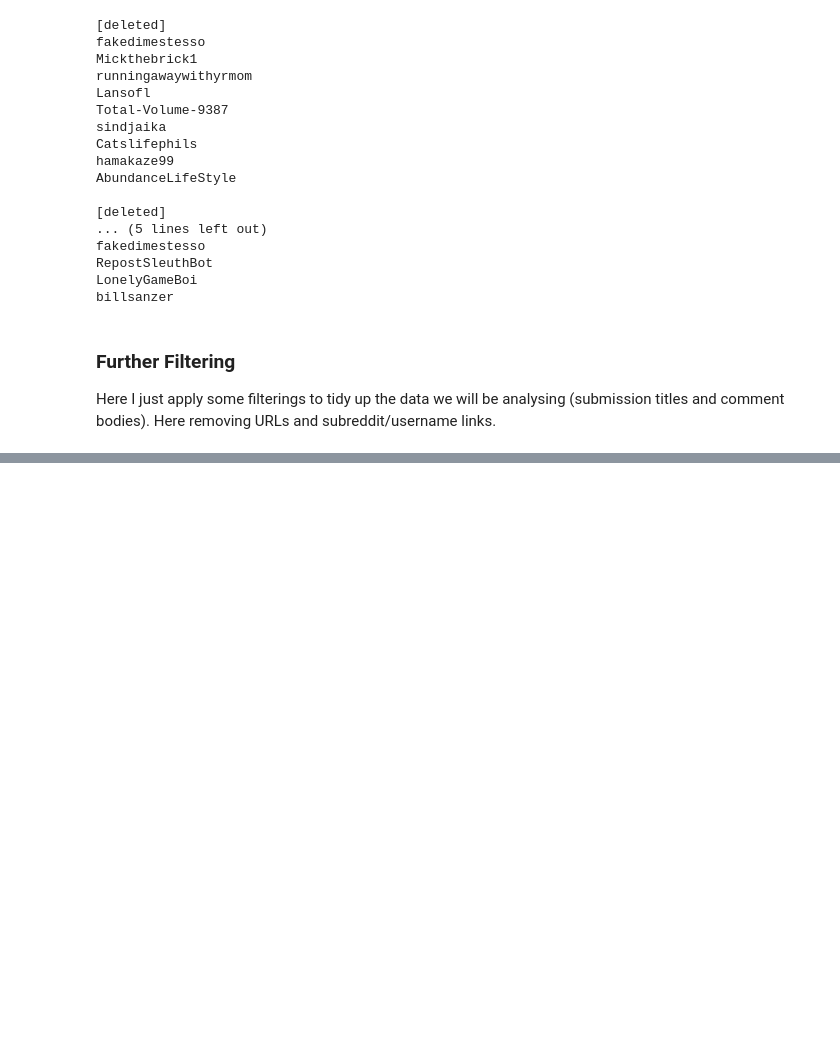
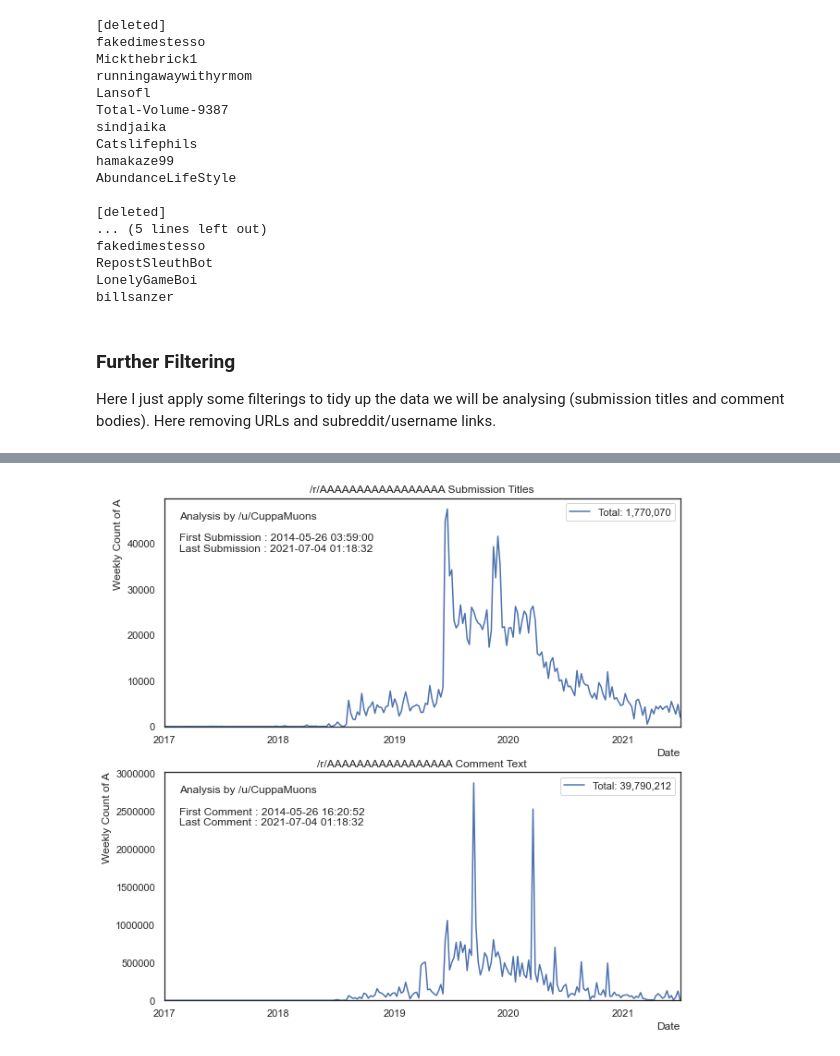
Before and after one commit to hjlyons/DataAnalysis, a Jupyter notebook: AAAAAAAAAAAAAAAAA/AnalysisNotebook.ipynb, the cells around one changed output, grey strips where cells are left out. Drawn from its saved outputs; the diff is of its cells as text; code cells hidden in the pictures; blank space fills up the shorter version.

Commit message:
updated with analysis plotting

```diff
--- a/AAAAAAAAAAAAAAAAA/AnalysisNotebook.ipynb
+++ b/AAAAAAAAAAAAAAAAA/AnalysisNotebook.ipynb
@@ -100,7 +111,7 @@ LonelyGameBoi
 billsanzer
 # %%
 # Note, ~ is inverting the .isin mask so we remove posts that match an author in the list
-remove_authors = ['[deleted]', 'AutoModerator', 'VredditDownloader', 'SaveVideo', 'RepostSleuthBot', 'SaveThisVIdeo', 'sneakpeekbot', 'AutoCrosspostBot', 'CoolDownBot', 'haikusbot', 'MAGIC_EYE_BOT', 'FuckCoolDownBot2', 'FuckThisShitBot41', 'SaveVideo', 'ClickableLinkBot', 'uwutranslator', 'Screem_Bot', 'morse-bot', 'nwordcountbot', 'phonebatterylevelbot', 'SmileBot-2020']
+remove_authors = ['[deleted]', '[removed]', 'AutoModerator', 'VredditDownloader', 'SaveVideo', 'RepostSleuthBot', 'SaveThisVIdeo', 'sneakpeekbot', 'AutoCrosspostBot', 'CoolDownBot', 'haikusbot', 'MAGIC_EYE_BOT', 'FuckCoolDownBot2', 'FuckThisShitBot41', 'SaveVideo', 'ClickableLinkBot', 'uwutranslator', 'Screem_Bot', 'morse-bot', 'nwordcountbot', 'phonebatterylevelbot', 'SmileBot-2020']
 submissions_df = submissions_df[~submissions_df['author'].isin(remove_authors)]
 comments_df = comments_df[~comments_df['author'].isin(remove_authors)]
 # %% [markdown]
@@ -148,0 +162,13 @@ comments_df['body'] = comments_df['body'].apply(lambda x: html_decode(x))
+# %%
+def manual_remove(s):
+    """
+    Returns the ASCII decoded version of the given HTML string. This does
+    NOT remove normal HTML tags like <p>.
+    """
+    replace_chars = ['.','?','!',':',';','-']
+    for r in replace_chars:
+        s = s.replace(r, '')
+    return s
+
+submissions_df['title'] = submissions_df['title'].apply(lambda x: manual_remove(x))
+comments_df['body'] = comments_df['body'].apply(lambda x: manual_remove(x))
@@ -148,0 +177,3 @@ comments_df['body'] = comments_df['body'].apply(lambda x: html_decode(x))
+# %%
+submissions_df['title'] = submissions_df['title'].apply(lambda x: str(x).encode('ascii', 'ignore').decode('ascii'))
+comments_df['body'] = comments_df['body'].apply(lambda x: str(x).encode('ascii', 'ignore').decode('ascii'))
@@ -150,0 +279,42 @@ comments_df['body'] = comments_df['body'].apply(lambda x: html_decode(x))
+# %%
+def make_timeplot(submissions_df, comments_df, year_cut=None):
+
+    # Resample on Week-Month
+    time_submissions_df = submissions_df.resample('W-Mon', on='created_utc')['number_aA'].sum().reset_index().sort_values(by='created_utc')
+    time_comments_df = comments_df.resample('W-Mon', on='created_utc')['number_aA'].sum().reset_index().sort_values(by='created_utc')
+
+    if year_cut:
+        time_submissions_df = time_submissions_df[time_submissions_df['created_utc'].dt.year >= year_cut]
+        time_comments_df = time_comments_df[time_comments_df['created_utc'].dt.year >= year_cut]
+
+    fig, ax = plt.subplots(2, 1, figsize=(10,10))
+
+    time_submissions_df.plot(x='created_utc', y='number_aA', ax=ax[0],  label='Total: {:,}'.format(time_submissions_df['number_aA'].sum()))
+    time_comments_df.plot(x='created_utc', y='number_aA', ax=ax[1], label='Total: {:,}'.format(time_comments_df['number_aA'].sum()))
+
+    ax[0].set_title('/r/AAAAAAAAAAAAAAAAA Submission Titles')
+    ax[0].set_xlabel('Date', loc='right')
+    ax[0].set_ylabel('Weekly Count of A', loc='top')
+
+    ax[0].get_yaxis().get_major_formatter().set_scientific(False)
+    ax[0].set_ylim(bottom=0)
+
+    ax[0].text(0.03, 0.72, "Analysis by /u/CuppaMuons\n\nFirst Submission : {}\nLast Submission : {}\n".format(submissions_df['created_utc'].min(), submissions_df['created_utc'].max()), transform=ax[0].transAxes)
+
+
+
+    ax[1].set_title('/r/AAAAAAAAAAAAAAAAA Comment Text')
+    ax[1].set_xlabel('Date', loc='right')
+    ax[1].set_ylabel('Weekly Count of A', loc='top')
+
+    ax[1].get_yaxis().get_major_formatter().set_scientific(False)
+    ax[1].set_ylim(bottom=0)
+
+    ax[1].text(0.03, 0.72, "Analysis by /u/CuppaMuons\n\nFirst Comment : {}\nLast Comment : {}\n".format(comments_df['created_utc'].min(), submissions_df['created_utc'].max()), transform=ax[1].transAxes)
+
+    plt.savefig('weekly_acount.png', dpi=200)
+    plt.show()
+
+make_timeplot(submissions_df, comments_df, 2017)
+# %% [output]
+[figure, added]
```
Also changed, not shown: parts of 21 cells of this notebook.
